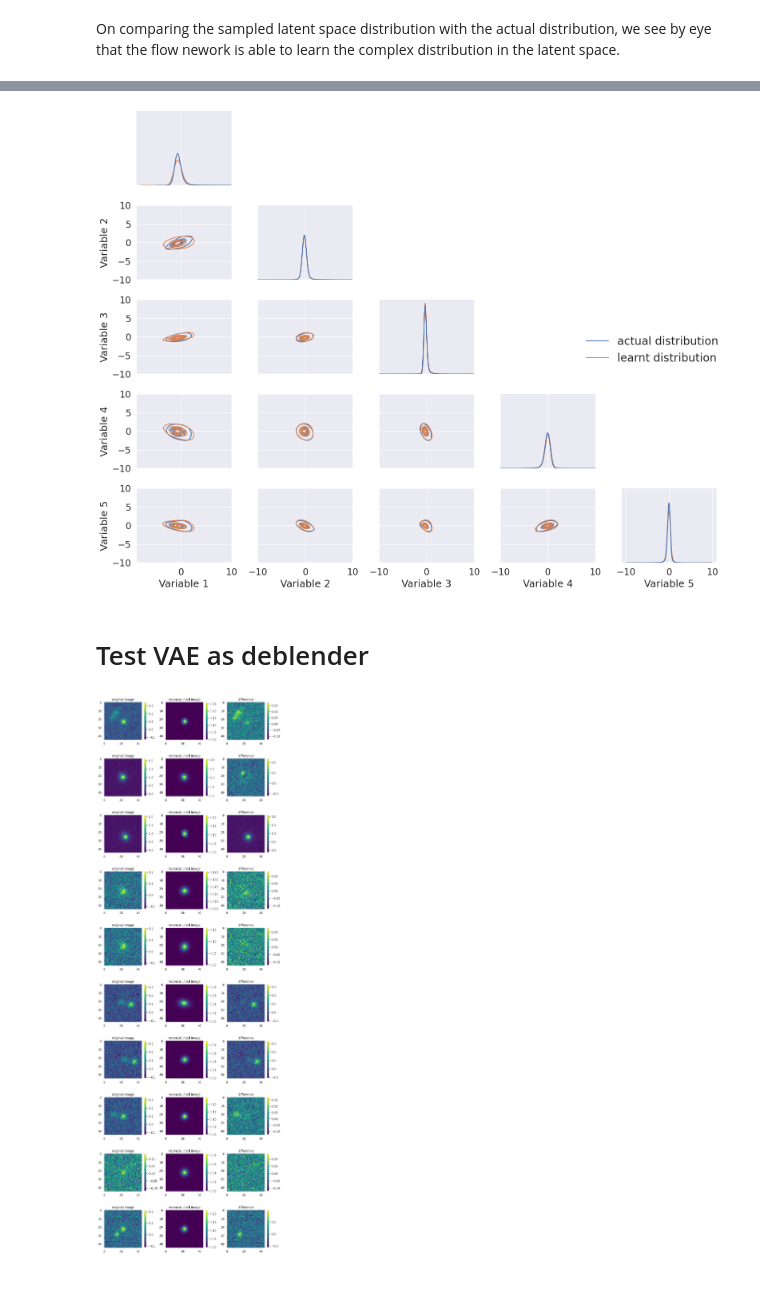
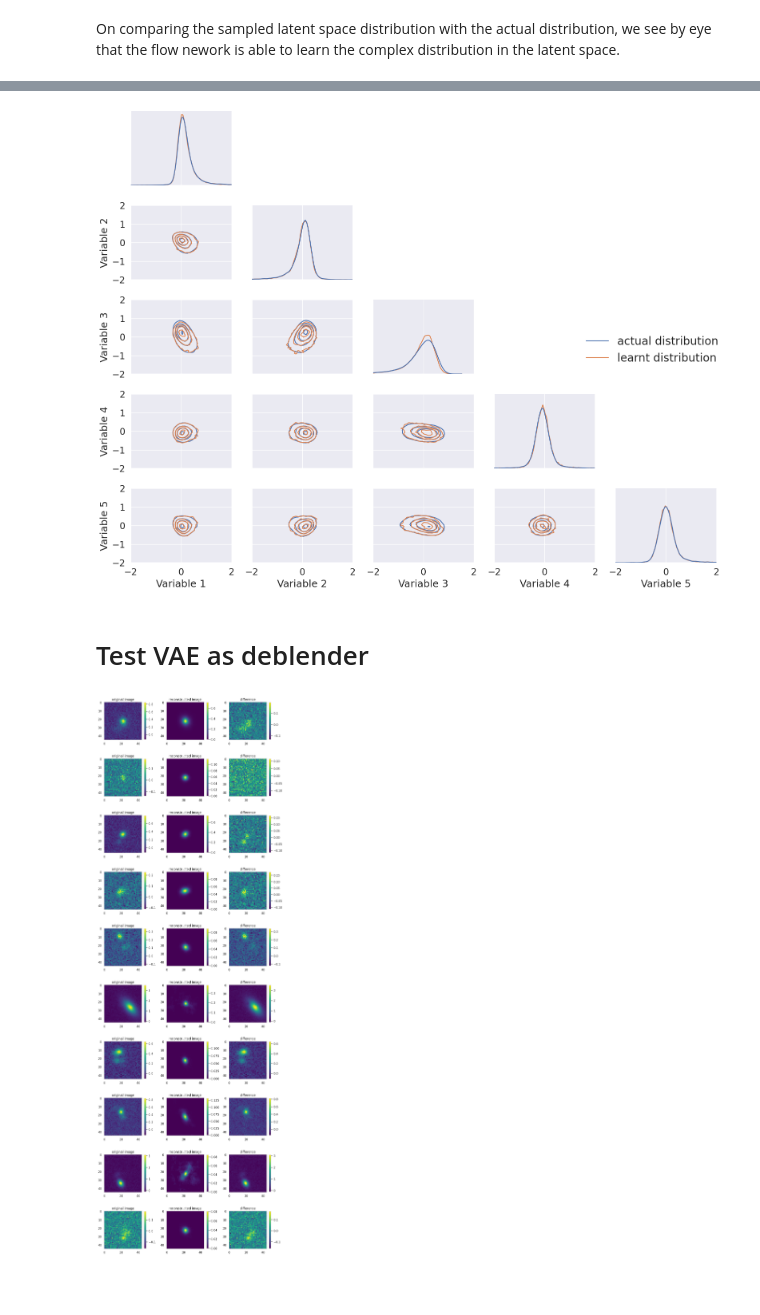
Before and after one commit to b-biswas/MADNESS-legacy, a Jupyter notebook: notebooks/basic_tests.ipynb, the cells around one changed output, grey strips where cells are left out. Saved outputs shown, nothing was run; the diff lists cells and outputs as text; code cells hidden in the pictures.

```diff
--- a/notebooks/basic_tests.ipynb
+++ b/notebooks/basic_tests.ipynb
@@ -198,11 +200,11 @@ In the next section we will try to see if we can model this distribution using t
 # %% [markdown]
 In this section, we will test if the flow network assigns high probability to data it had seen trained on relative to unseen galaxies.
 # %%
-train_path_blended_gal = listdir_fullpath(
-    "/sps/lsst/users/bbiswas/simulations/CATSIM/blended_training/"
+_, ds_blended_val = batched_CATSIMDataset(
+    tf_dataset_dir='/sps/lsst/users/bbiswas/simulations/CATSIM_tfDataset/blended_tfDataset',
+    linear_norm_coeff=linear_norm_coeff,
+    batch_size=batch_size,
+    x_col_name="blended_gal_stamps",
+    y_col_name="isolated_gal_stamps",
 )
-validation_path_blended_gal = listdir_fullpath(
-    "/sps/lsst/users/bbiswas/simulations/CATSIM/blended_validation/"
-)
-# Take 1000 images from the first file.
-images_blended = np.load(validation_path_blended_gal[0], allow_pickle=True)
+ds_blended_val = ds_blended_val.as_numpy_iterator()
@@ -209,7 +215,3 @@ images_blended = np.load(validation_path_blended_gal[0], allow_pickle=True)
 # %%
-images_isolated_normed = np.array(np.array(images_blended['isolated_gal_stamps'].tolist()))/linear_norm_coeff
-#images_isolated_normed = np.transpose(images_isolated_normed, axes=(0, 2, 3, 1))
-
-images_blended_normed = np.array(np.array(images_blended['blended_gal_stamps'].tolist()))/linear_norm_coeff
-#images_blended_normed = np.transpose(images_blended_normed, axes=(0, 2, 3, 1))
+blended_images = next(ds_blended_val)
 # %%
@@ -334,8 +345,12 @@ sns.set(font_scale=1.5)
 
 g = sns.PairGrid(df_sns, hue="latent type", corner=True)
 
-g.map_lower(sns.kdeplot, clip=[-10, 10], levels=6)
-g.map_diag(sns.kdeplot, clip=[-10, 10])
+g.map_lower(sns.kdeplot, clip=[-2.5,2.5], cut=3, levels=[.2, .4, .6, .9], gridsize=50, bw_method=0.02, fill=False)
+g.map_diag(sns.kdeplot, clip=[-2.5,2.5], cut=3, gridsize=100, common_grid=True, bw_method=0.02, common_norm=True)
+
+for col in range(5):
+    g.axes[col,col].set_xlim([-2,2])
+    g.axes[col,col].set_ylim([-2,2])
 
 g.add_legend(fontsize=20, title="")
 plt.tight_layout()
@@ -343,47 +358,48 @@ plt.tight_layout()
 plt.savefig("results/latent_distribution_correlation")
 plt.savefig("results/latent_distribution_correlation.pdf", bbox_inches = 'tight')
 # %% [output]
-[figure, old version]
+[figure, new version]
 # %% [markdown]
 # Test VAE as deblender
+# %%
+flow_net.load_vae_weights(weights_path=os.path.join(model_path, "deblender/val_loss"))
 # %%
 tf.get_logger().setLevel('ERROR')
-model_vae_output_isolated = flow_net.vae_model(images_blended_normed)
-model_vae_output_isolated = model_vae_output_isolated
+deblended_output_isolated = flow_net.vae_model(blended_images[0])
 # %%
 # sns.set_theme(style={"axes.grid": False,
 #                      'axes.labelcolor': 'white',
 #                      'figure.facecolor': '.15',
 #                      'xtick.color': 'white',
 #                      'ytick.color': 'white',
 #                      'text.color': 'white',
 #                      'image.cmap': 'viridis',})
 
 sns.set_style("whitegrid")
 sns.set_theme(style={"axes.grid": False,
                      'image.cmap': 'viridis',})
 fig, axs = plt.subplots(10, 3, figsize=(10,30))
 
 for i in range(10):
 
     image_num = i+40
     band_num = 2
-    im = axs[i, 0].imshow(images_blended_normed[image_num][:, :, band_num])
+    im = axs[i, 0].imshow(blended_images[0][image_num][:, :, band_num])
     fig.colorbar(im, ax=axs[i, 0], shrink=0.8)
     axs[i, 0].set_title("original image")
 
-    im = axs[i, 1].imshow(model_vae_output_isolated.numpy()[image_num][ :, :, band_num])
+    im = axs[i, 1].imshow(deblended_output_isolated.numpy()[image_num][ :, :, band_num])
     fig.colorbar(im, ax=axs[i, 1], shrink=0.8)
     axs[i, 1].set_title("reconstructed image")
 
 
-    difference = images_blended_normed[image_num][:, :, band_num] - model_vae_output_isolated.numpy()[image_num][ :, :, band_num]
+    difference = blended_images[0][image_num][:, :, band_num] - deblended_output_isolated.numpy()[image_num][ :, :, band_num]
     im = axs[i, 2].imshow(difference)
     fig.colorbar(im, ax=axs[i, 2],shrink=0.8)
     axs[i, 2].set_title("difference")
 
 plt.tight_layout()
 # %% [output]
-[figure, old version]
+[figure, new version]
 # %% [markdown]
 #####
```
Also changed, not shown: parts of 30 cells of this notebook, 13 other files.
